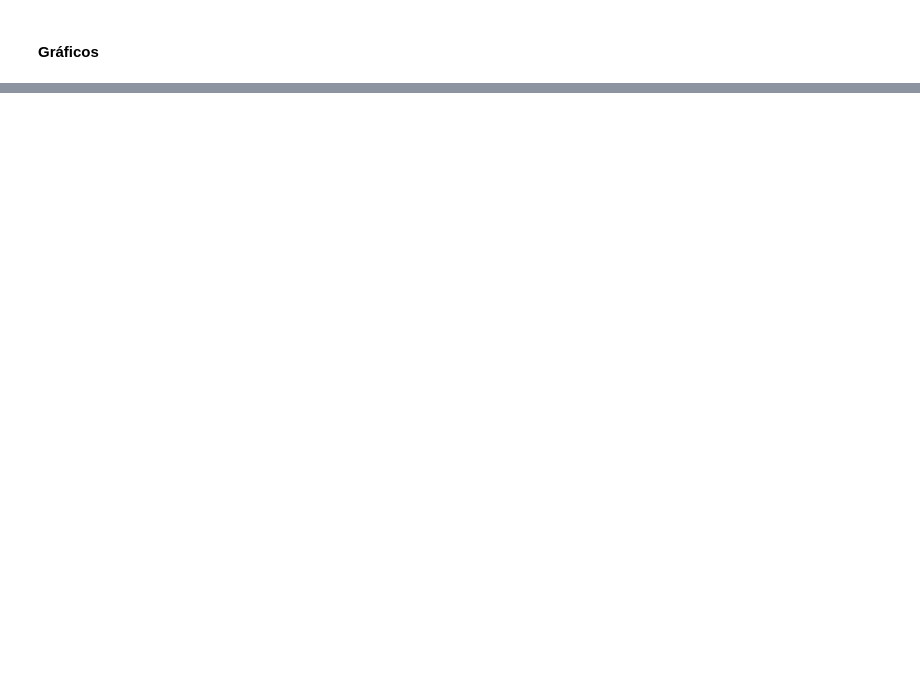
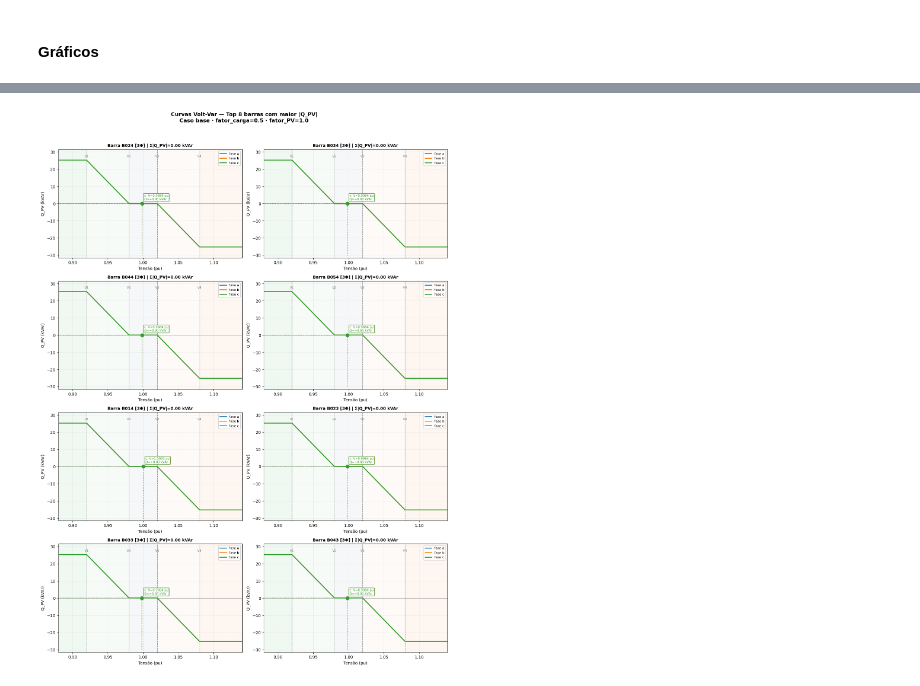
Before and after one commit to DarleneJD/ACOPF, a Jupyter notebook: CurvasVoltVarTrifasico.ipynb, the cells around one changed output, grey strips where cells are left out. Drawn from its saved outputs; the diff is of its cells as text; code cells hidden in the pictures; blank space fills up the shorter version.

```diff
--- a/CurvasVoltVarTrifasico.ipynb
+++ b/CurvasVoltVarTrifasico.ipynb
@@ -1112,0 +1073,23 @@ Barra            Tipo  Fase      V(pu)    V f-n (V)    V f-f (V)
+# %%
+print("\nTensões por barra-fase:")
+for bus in model.BUSES:
+    vals = []
+    for ph in PHASES:
+        if bus != SLACK_BUS and not phase_exists_bus(bus, ph):
+            continue
+        v = np.sqrt(max(0.0, safe_val(model.V2[bus, ph], 0.0)))
+        vals.append(f"{ph}={v:.4f}")
+    print(f"  Barra {bus}: " + " | ".join(vals))
+
+print("\nQ_PV por barra-fase [pu]:")
+for bus in model.BUSES_BT:
+    vals = []
+    for ph in PHASES:
+        qpv = safe_val(model.Q_PV[bus, ph], 0.0)
+        if abs(qpv) < 1e-10 and abs(safe_val(model.Qmax[bus, ph], 0.0)) < 1e-10:
+            continue
+        vals.append(f"{ph}={qpv:+.4f}")
+    if vals:
+        print(f"  Barra {bus}: " + " | ".join(vals))
+
+print(f"\nPerdas totais = {losses_pu_total:.6f} pu ({losses_kW_total:.4f} kW na base 1φ)")
@@ -1227,0 +1326,15 @@ plt.show()
+# %%
+plot_voltvar_top_n_barras(
+    model=model,
+    buses_bt=buses_bt,
+    PHASES=PHASES,
+    S_base_1ph=S_base_1ph,
+    BUS_TYPE=BUS_TYPE,
+    N=8,
+    scenario_name="Caso base",
+    load_factor=FATOR_CARGA,
+    pv_factor=FATOR_PV,
+    save_path="voltvar_top8_barras.png"
+)
+# %% [output]
+[figure, added]
```
Also changed, not shown: parts of 13 cells of this notebook.
